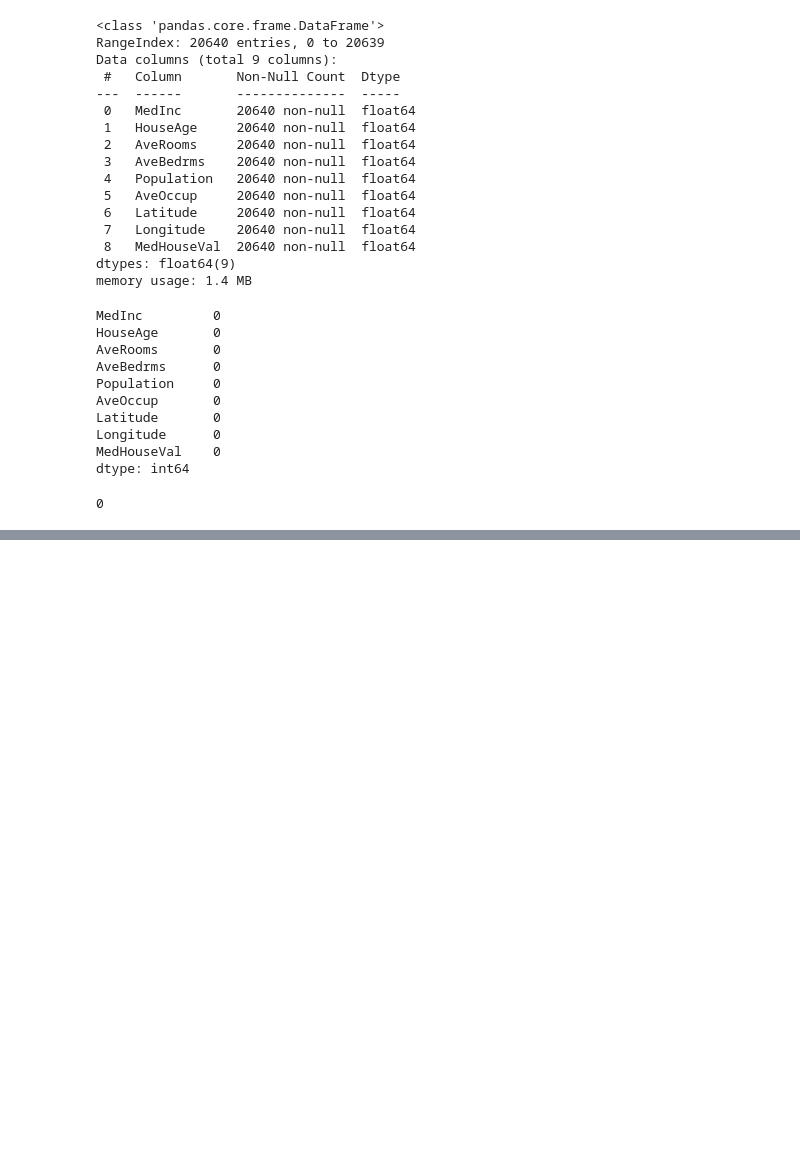
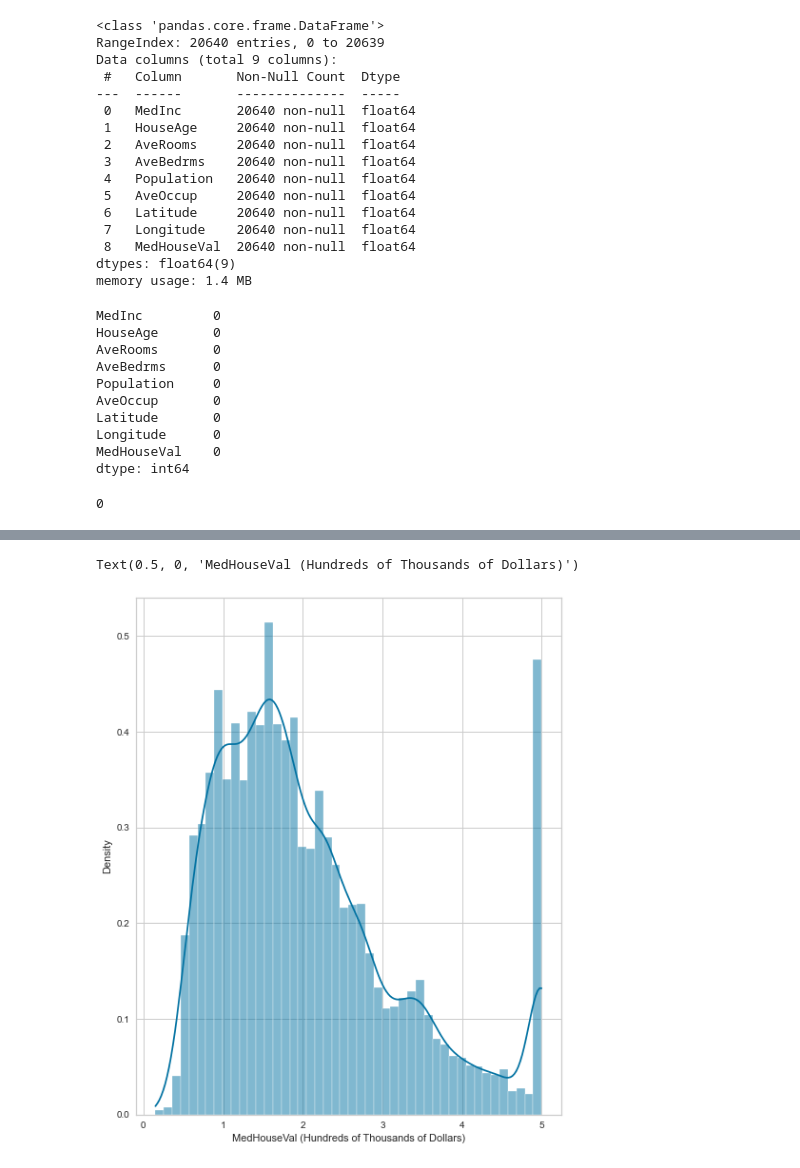
Before and after one commit to benkarabinus/nerdy_data_stuff, a Jupyter notebook: DU/COMP4431/Assignment6-7/Ben_Karabinus_Assignment7.ipynb, the cells around one changed output, grey strips where cells are left out. Saved outputs shown, nothing was run; the diff lists cells and outputs as text; code cells hidden in the pictures; blank space fills up the shorter version.

```diff
--- a/DU/COMP4431/Assignment6-7/Ben_Karabinus_Assignment7.ipynb
+++ b/DU/COMP4431/Assignment6-7/Ben_Karabinus_Assignment7.ipynb
@@ -66,0 +116,7 @@ housing.describe()
+# %%
+fig, ax = plt.subplots(figsize=(8, 10))
+home_value = sns.histplot(housing, x='MedHouseVal', stat='density', kde=True)
+home_value.set_xlabel('MedHouseVal (Hundreds of Thousands of Dollars)')
+# %% [output]
+Text(0.5, 0, 'MedHouseVal (Hundreds of Thousands of Dollars)')
+[figure, added]
```
Also changed, not shown: parts of 55 cells of this notebook, 2 other files.
